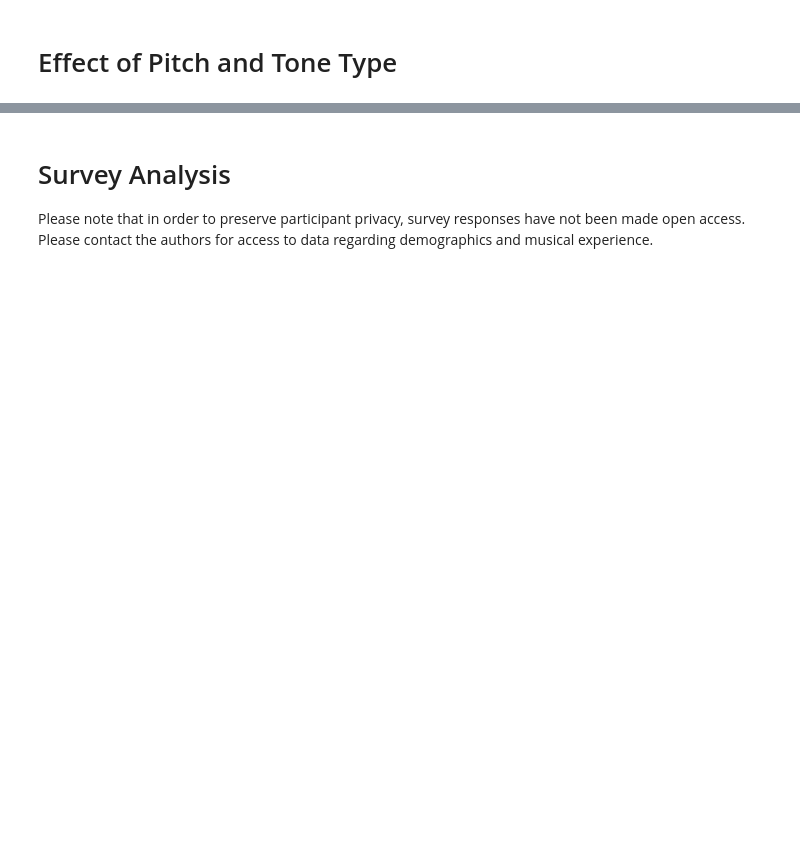
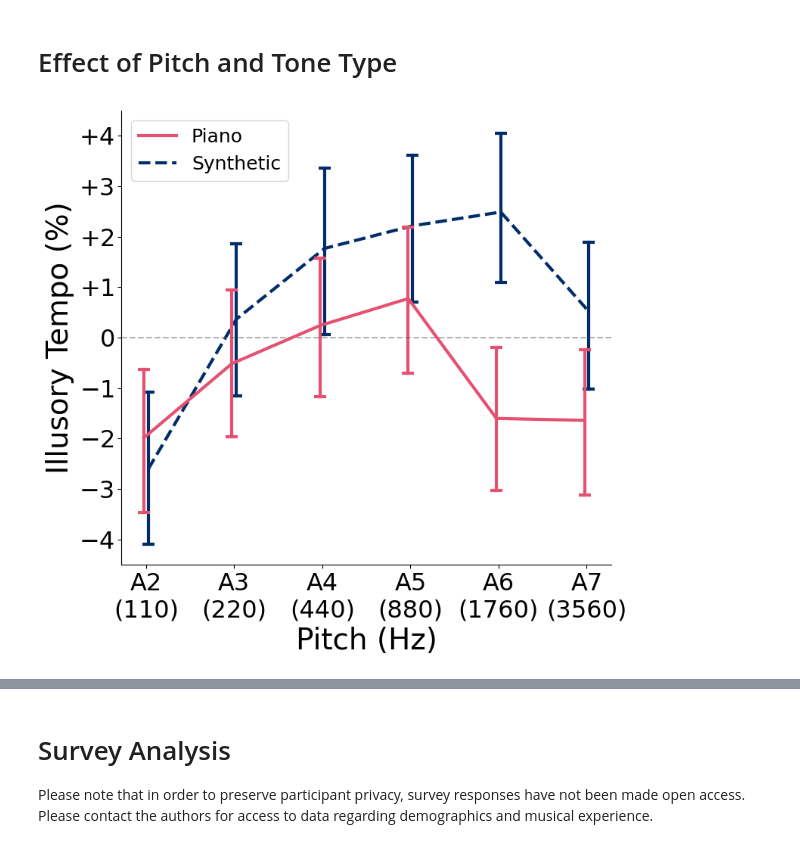
Before and after one commit to jpazdera/IllusoryTempo, a Jupyter notebook: E4/analysis/Analysis (ITST).ipynb, the cells around one changed output, grey strips where cells are left out. Drawn from its saved outputs; the diff is of its cells as text; code cells hidden in the pictures; blank space fills up the shorter version.

```diff
--- a/E4/analysis/Analysis (ITST).ipynb
+++ b/E4/analysis/Analysis (ITST).ipynb
@@ -136,19 +138,39 @@ plt.gcf().savefig(FIGURE_PATH + 'raw_ratings4.svg')
 # %% [markdown]
 # Effect of Pitch and Tone Type
+# %%
+# Adjust scores using Loftus & Masson (1994) method for plotting within-subject confidence intervals
+# Note that this won't actually change much in our data since all subject averages are close to zero anyway
+subj_means = data.groupby(['subject', 'pitch', 'Type']).mean(numeric_only=True).groupby(['subject']).mean().reset_index()
+grand_mean = subj_means.mean()
+adjusted_scores = data.copy()
+for i, subj in enumerate(subj_means.subject):
+    adjusted_scores.loc[adjusted_scores.subject == subj, 'residual'] -= subj_means.residual[i] - grand_mean.residual
+    adjusted_scores.loc[adjusted_scores.subject == subj, 'illusory_tempo'] -= subj_means.illusory_tempo[i] - grand_mean.illusory_tempo
 # %%
 plt.figure()
-sns.lineplot(x=data.pitch-.025, y='illusory_tempo', data=data[data.Type=='Piano'], color='#e45171', ls='-',
+
+# Plot data
+sns.lineplot(x=adjusted_scores[adjusted_scores.Type=='Piano'].pitch-.025, y='illusory_tempo',
+             data=adjusted_scores[adjusted_scores.Type=='Piano'], color='#e45171', ls='-',
              marker='', err_style='bars', err_kws=dict(capsize=6, lw=3, capthick=3), lw=3, label='Piano', zorder=3)
-sns.lineplot(x=data.pitch+.025, y='illusory_tempo', data=data[data.Type=='Synthetic'], color='#002c6a', ls='--',
+sns.lineplot(x=adjusted_scores[adjusted_scores.Type=='Synthetic'].pitch+.025, y='illusory_tempo',
+             data=adjusted_scores[adjusted_scores.Type=='Synthetic'], color='#002c6a', ls='--',
              marker='', err_style='bars', err_kws=dict(capsize=6, lw=3, capthick=3, zorder=0), lw=3, label='Synthetic', zorder=0)
 plt.axhline(0, ls='--', c='#5E6A71', alpha=.5)
+
+# Formatting
+plt.legend(loc=2)
+plt.xlabel('Pitch (Hz)')
 plt.xticks(range(2, 8), ['A2\n(110)', 'A3\n(220)', 'A4\n(440)', 'A5\n(880)', 'A6\n(1760)', 'A7\n(3560)'])
-plt.yticks(range(-2, 6))
-plt.xlabel('Pitch (Hz)')
 plt.ylabel('Illusory Tempo (%)')
-plt.legend(loc=2)
+plt.ylim(-4.5, 4.5)
+plt.yticks(np.arange(-4, 5, 1), ['$-4$', '$-3$', '$-2$', '$-1$', '$0$', '$+1$', '$+2$', '$+3$', '$+4$'])
 plt.gcf().set_size_inches(8, 7.5)
 plt.tight_layout()
-#plt.gcf().savefig(FIGURE_PATH + 'illusory_pitch4.svg')
+
+# Save figure
+plt.gcf().savefig(FIGURE_PATH + 'illusory_tempo4.svg')
+# %% [output]
+[figure, added]
 # %%
 plt.figure()
```
Also changed, not shown: parts of 3 cells of this notebook, 14 other files.
